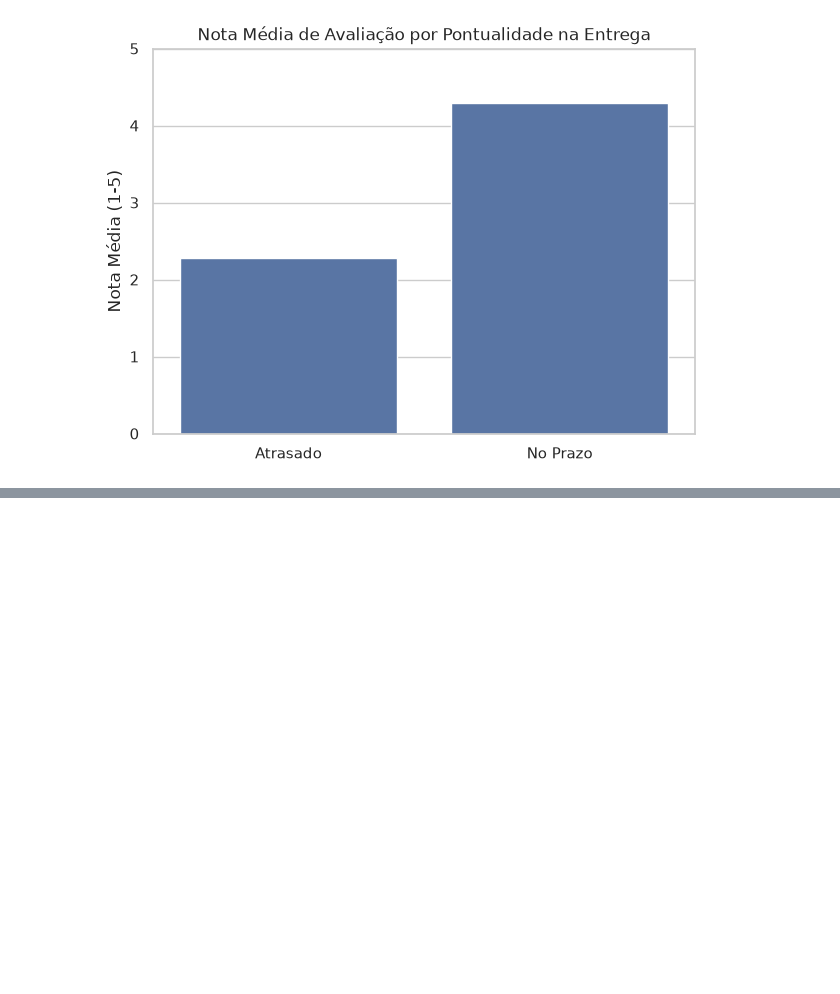
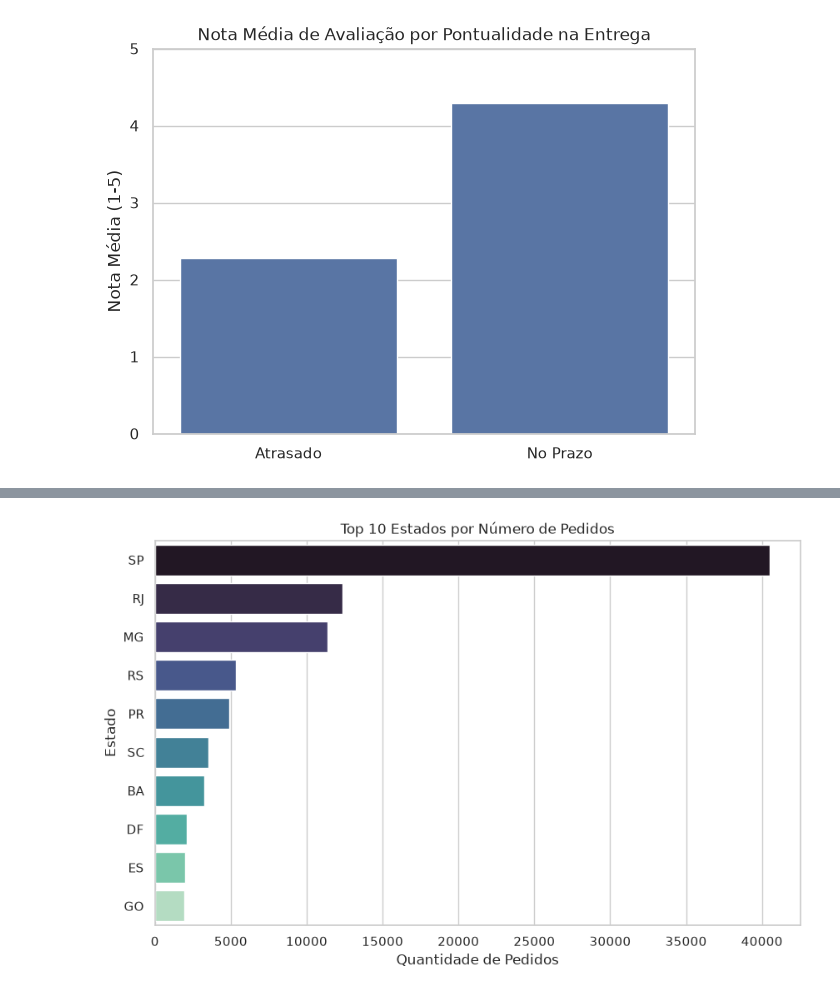
Before and after one commit to VictorMeirellesG/olist-ecommerce-analysis, a Jupyter notebook: notebooks/01_eda.ipynb, the cells around one changed output, grey strips where cells are left out. Saved outputs shown, nothing was run; the diff lists cells and outputs as text; code cells hidden in the pictures; blank space fills up the shorter version.

```diff
--- a/notebooks/01_eda.ipynb
+++ b/notebooks/01_eda.ipynb
@@ -256,0 +272,13 @@ plt.show()
+# %%
+orders_customers = delivered.merge(customers[['customer_id', 'customer_state']], on='customer_id', how='left')
+
+orders_by_state = orders_customers['customer_state'].value_counts().head(10)
+
+plt.figure(figsize=(10, 6))
+sns.barplot(x=orders_by_state.values, y=orders_by_state.index, hue=orders_by_state.index, palette='mako', legend=False)
+plt.title('Top 10 Estados por Número de Pedidos')
+plt.xlabel('Quantidade de Pedidos')
+plt.ylabel('Estado')
+plt.show()
+# %% [output]
+[figure, added]
```
Also changed, not shown: parts of 3 cells of this notebook.
